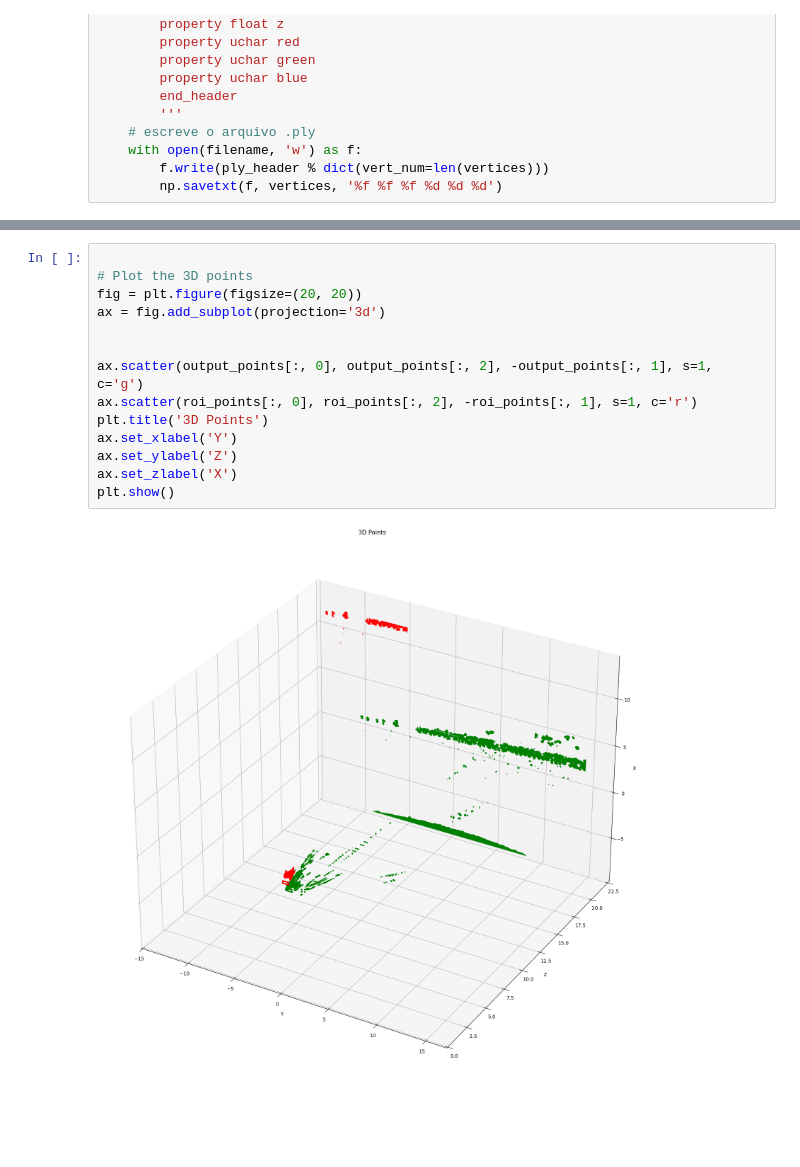
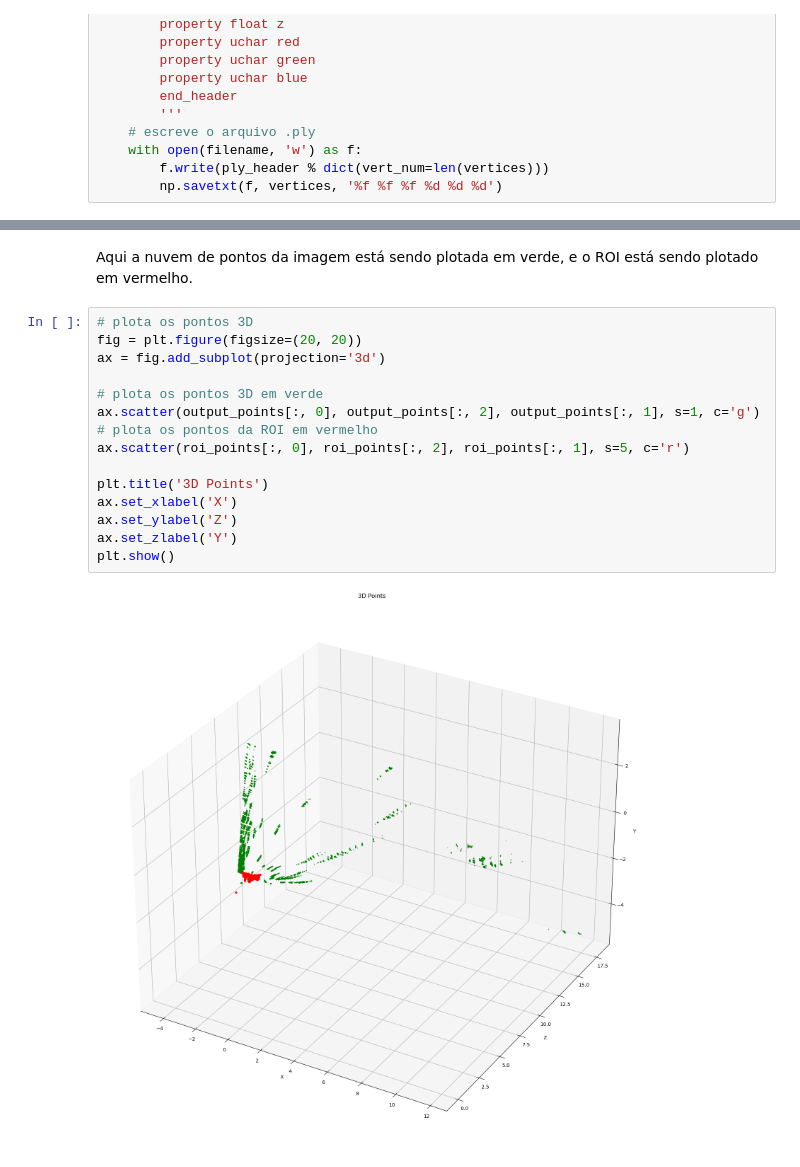
Before and after one commit to henriqueguanais/visao_robotica, a Jupyter notebook: atividades/atividade_09.ipynb, the cells around one changed output, grey strips where cells are left out. Drawn from its saved outputs; the diff is of its cells as text; blank space fills up the shorter version.

```diff
--- a/atividades/atividade_09.ipynb
+++ b/atividades/atividade_09.ipynb
@@ -179,16 +247,19 @@ output_file = 'point_cloud1.ply'
+# %% [markdown]
+Aqui a nuvem de pontos da imagem está sendo plotada em verde, e o ROI está sendo plotado em vermelho.
 # %%
-
-# Plot the 3D points
+# plota os pontos 3D
 fig = plt.figure(figsize=(20, 20))
 ax = fig.add_subplot(projection='3d')
 
+# plota os pontos 3D em verde
+ax.scatter(output_points[:, 0], output_points[:, 2], output_points[:, 1], s=1, c='g')
+# plota os pontos da ROI em vermelho
+ax.scatter(roi_points[:, 0], roi_points[:, 2], roi_points[:, 1], s=5, c='r')
 
-ax.scatter(output_points[:, 0], output_points[:, 2], -output_points[:, 1], s=1, c='g')
-ax.scatter(roi_points[:, 0], roi_points[:, 2], -roi_points[:, 1], s=1, c='r')
 plt.title('3D Points')
-ax.set_xlabel('Y')
+ax.set_xlabel('X')
 ax.set_ylabel('Z')
-ax.set_zlabel('X')
+ax.set_zlabel('Y')
 plt.show()
 # %% [output]
-[figure, old version]
+[figure, new version]
```
Also changed, not shown: parts of 10 cells of this notebook, 7 other files.
